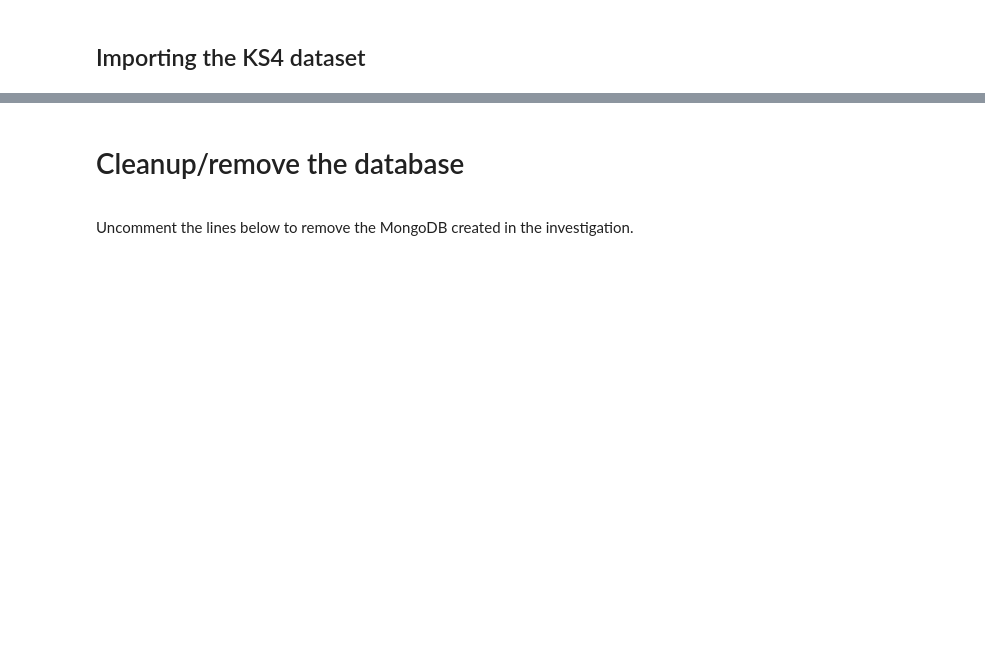
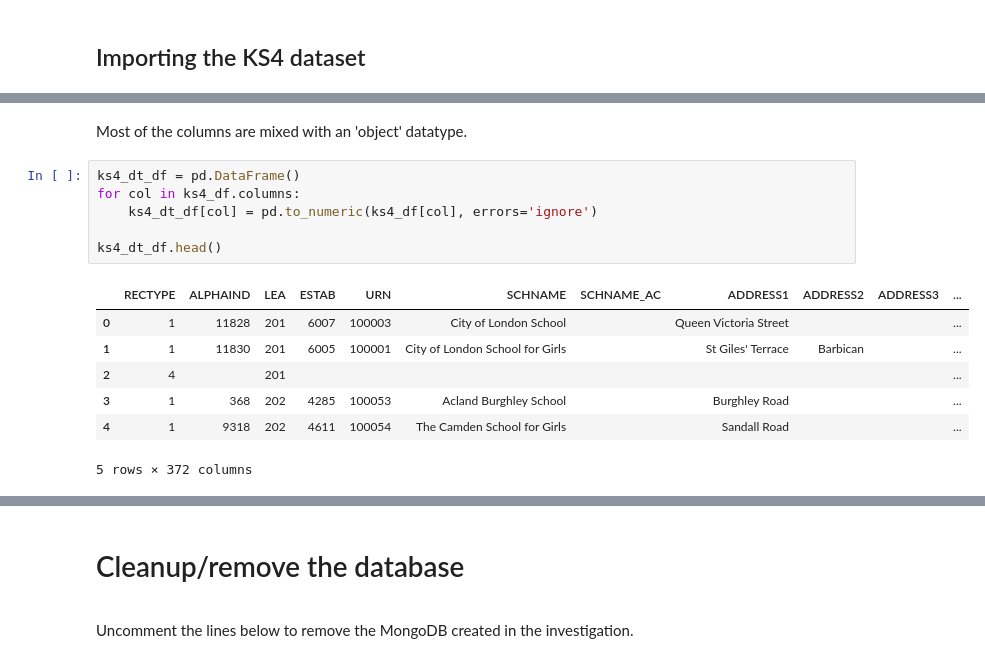
Before and after one commit to snowkuma/tm351-notebooks, a Jupyter notebook: __dcs283_EMA_2017J/_EMA_2017J/ema_project_notebook.ipynb, the cells around one changed output, grey strips where cells are left out. Drawn from its saved outputs; the diff is of its cells as text; blank space fills up the shorter version.

```diff
--- a/__dcs283_EMA_2017J/_EMA_2017J/ema_project_notebook.ipynb
+++ b/__dcs283_EMA_2017J/_EMA_2017J/ema_project_notebook.ipynb
@@ -654,0 +751,16 @@ Great that is all the meta data handled, and we can now go about importing the K
+# %% [markdown]
+Most of the columns are mixed with an 'object' datatype.
+# %%
+ks4_dt_df = pd.DataFrame()
+for col in ks4_df.columns:
+    ks4_dt_df[col] = pd.to_numeric(ks4_df[col], errors='ignore')
+
+ks4_dt_df.head()
+# %% [output]
+|  | RECTYPE | ALPHAIND | LEA | ESTAB | URN | SCHNAME | SCHNAME_AC | ADDRESS1 | ADDRESS2 | ADDRESS3 | ... |
+| 0 | 1 | 11828 | 201 | 6007 | 100003 | City of London School |  | Queen Victoria Street |  |  | ... |
+| 1 | 1 | 11830 | 201 | 6005 | 100001 | City of London School for Girls |  | St Giles' Terrace | Barbican |  | ... |
+| 2 | 4 |  | 201 |  |  |  |  |  |  |  | ... |
+| 3 | 1 | 368 | 202 | 4285 | 100053 | Acland Burghley School |  | Burghley Road |  |  | ... |
+| 4 | 1 | 9318 | 202 | 4611 | 100054 | The Camden School for Girls |  | Sandall Road |  |  | ... |
+5 rows × 372 columns
```
Also changed, not shown: parts of 67 cells of this notebook, 1 other file.
